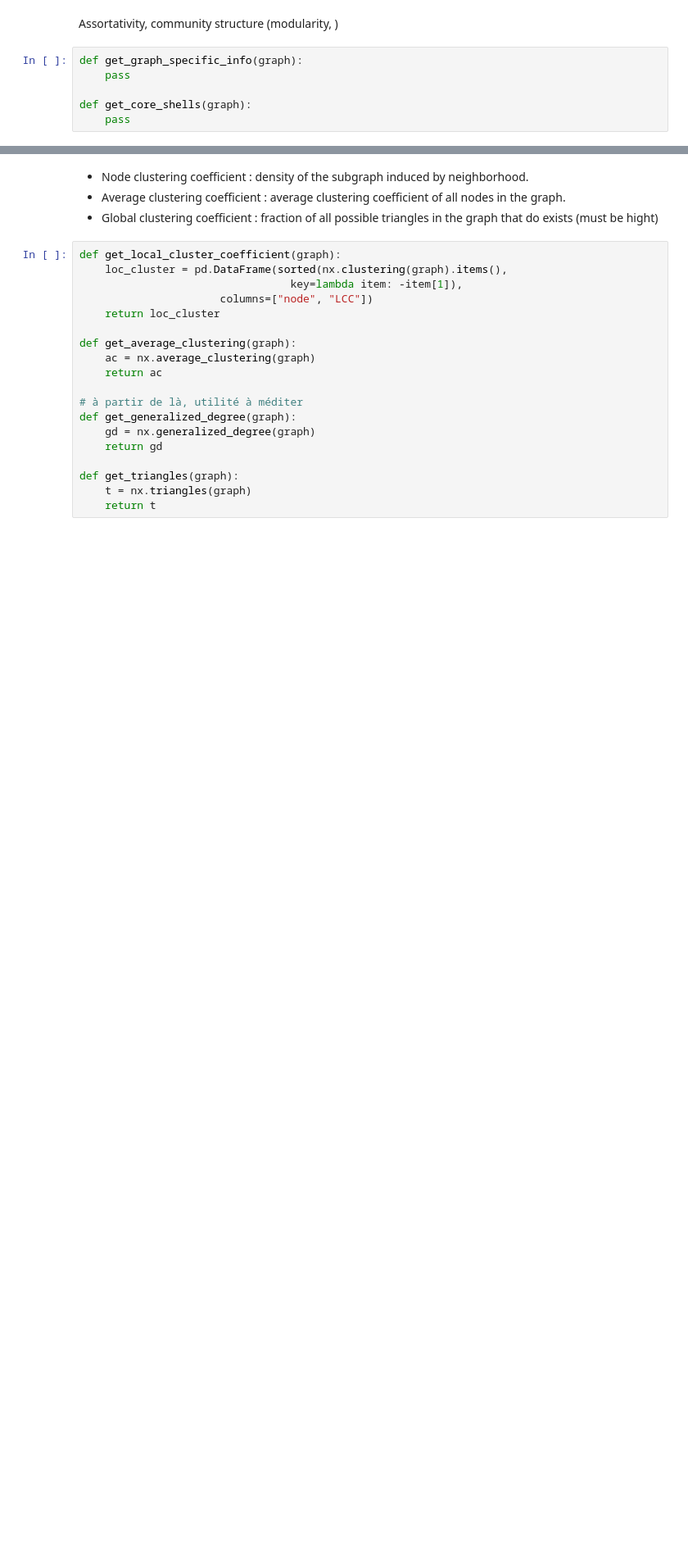
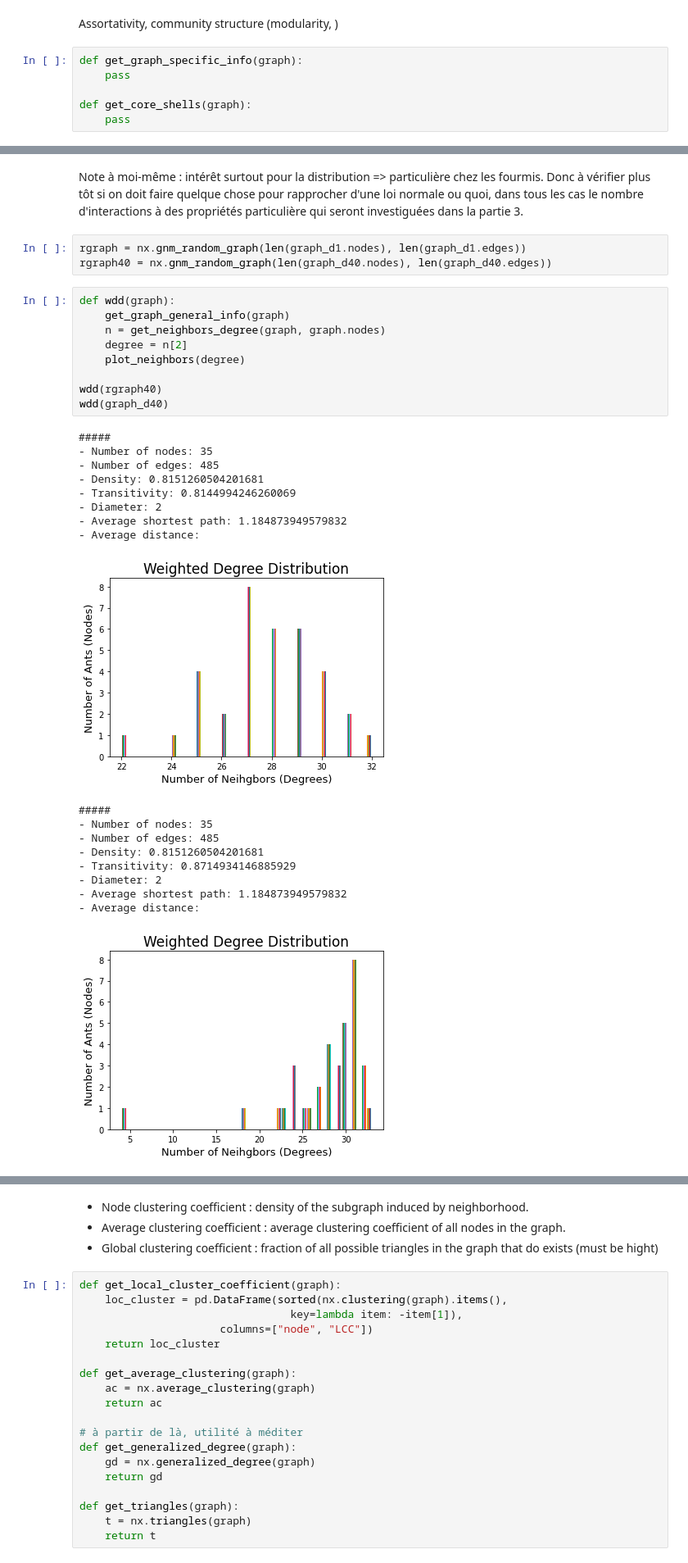
Before and after one commit to ruyters/CS_SCFA_RS, a Jupyter notebook: main.ipynb, the cells around one changed output, grey strips where cells are left out. Shown at 82% size. Drawn from its saved outputs; the diff is of its cells as text; blank space fills up the shorter version.

```diff
--- a/main.ipynb
+++ b/main.ipynb
@@ -217 +222,34 @@ def get_core_shells(graph):
+# %% [markdown]
+Note à moi-même : intérêt surtout pour la distribution => particulière chez les fourmis. Donc à vérifier plus tôt si on doit faire quelque chose pour rapprocher d'une loi normale ou quoi, dans tous les cas le nombre d'interactions à des propriétés particulière qui seront investiguées dans la partie 3.
+# %%
+rgraph = nx.gnm_random_graph(len(graph_d1.nodes), len(graph_d1.edges))
+rgraph40 = nx.gnm_random_graph(len(graph_d40.nodes), len(graph_d40.edges))
+# %%
+def wdd(graph):
+    get_graph_general_info(graph)
+    n = get_neighbors_degree(graph, graph.nodes)
+    degree = n[2]
+    plot_neighbors(degree)
+
+wdd(rgraph40)
+wdd(graph_d40)
+# %% [output]
+#####
+- Number of nodes: 35
+- Number of edges: 485
+- Density: 0.8151260504201681
+- Transitivity: 0.8144994246260069
+- Diameter: 2
+- Average shortest path: 1.184873949579832
+- Average distance:
+[figure, added]
+#####
+- Number of nodes: 35
+- Number of edges: 485
+- Density: 0.8151260504201681
+- Transitivity: 0.8714934146885929
+- Diameter: 2
+- Average shortest path: 1.184873949579832
+- Average distance:
+[figure, added]
 # %% [markdown]
```
Also changed, not shown: parts of 10 cells of this notebook.
